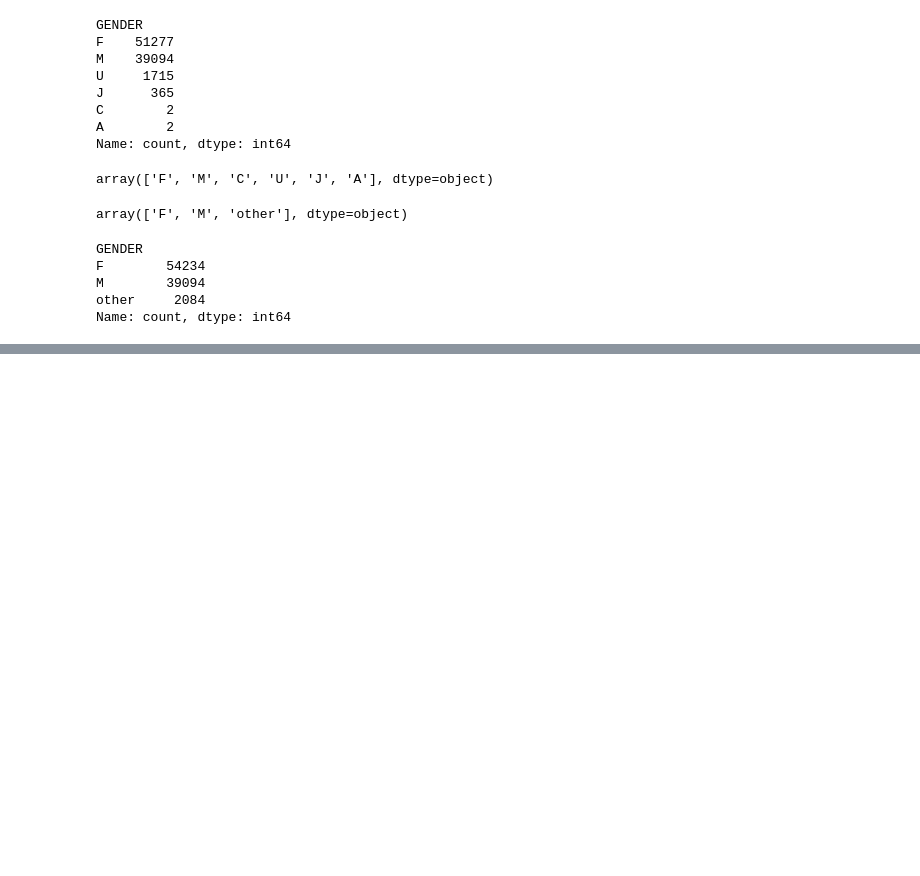
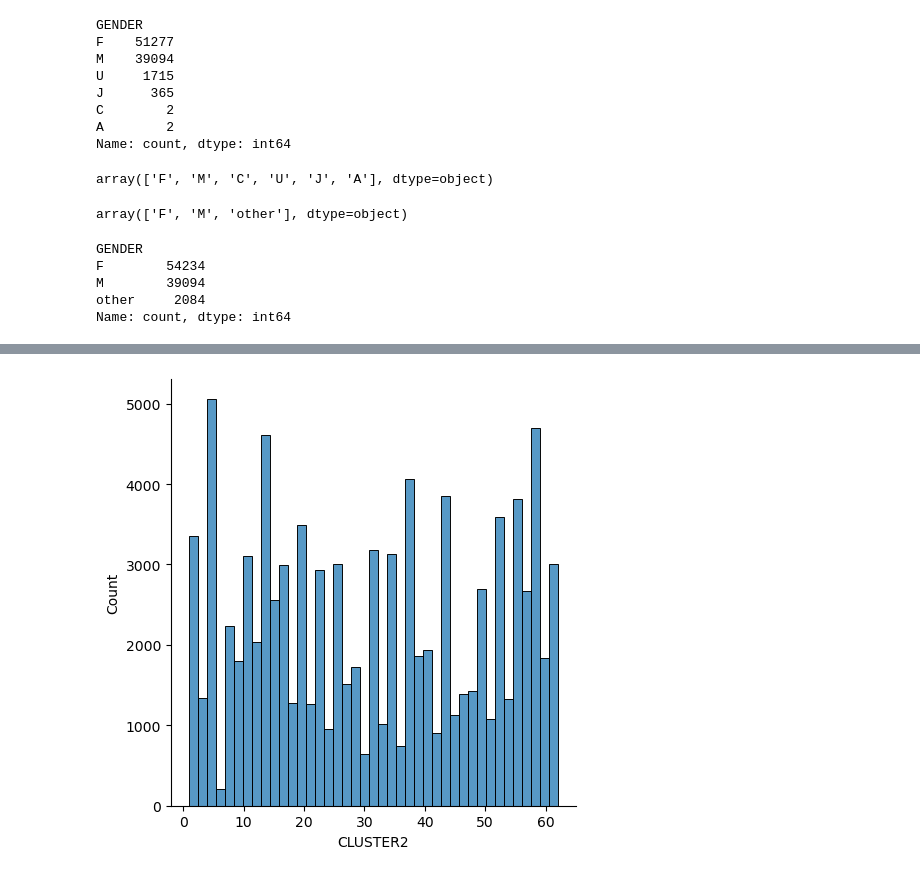
Before and after one commit to nisarem/lab-revisiting-machine-learning, a Jupyter notebook: lab-revisiting-machine-learning.ipynb, the cells around one changed output, grey strips where cells are left out. Cells and saved outputs as stored; diff of their text form; code cells hidden in the pictures; blank space fills up the shorter version.

```diff
--- a/lab-revisiting-machine-learning.ipynb
+++ b/lab-revisiting-machine-learning.ipynb
@@ -216,0 +712,3 @@ Name: count, dtype: int64
+# %%
+print(numerical['INCOME'].value_counts(dropna=False))
+numerical['INCOME'] = numerical['INCOME'].astype(object)
@@ -216,0 +741,7 @@ Name: count, dtype: int64
+# %%
+numerical['INCOME'] = numerical['INCOME'].fillna(5.0)
+# %%
+sns.displot(numerical[numerical['CLUSTER2'].isna()==False]['CLUSTER2'])
+plt.show()
+# %% [output]
+[figure, added]
```
Also changed, not shown: parts of 94 cells of this notebook.
